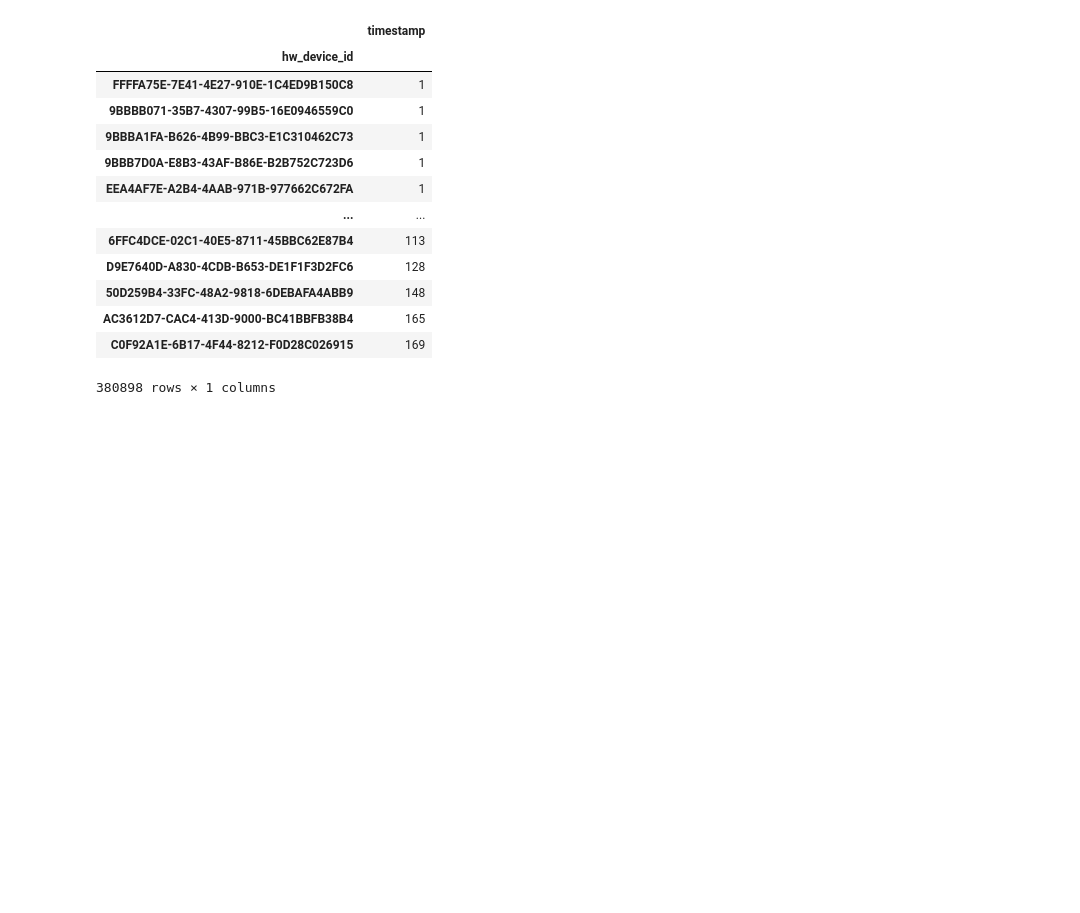
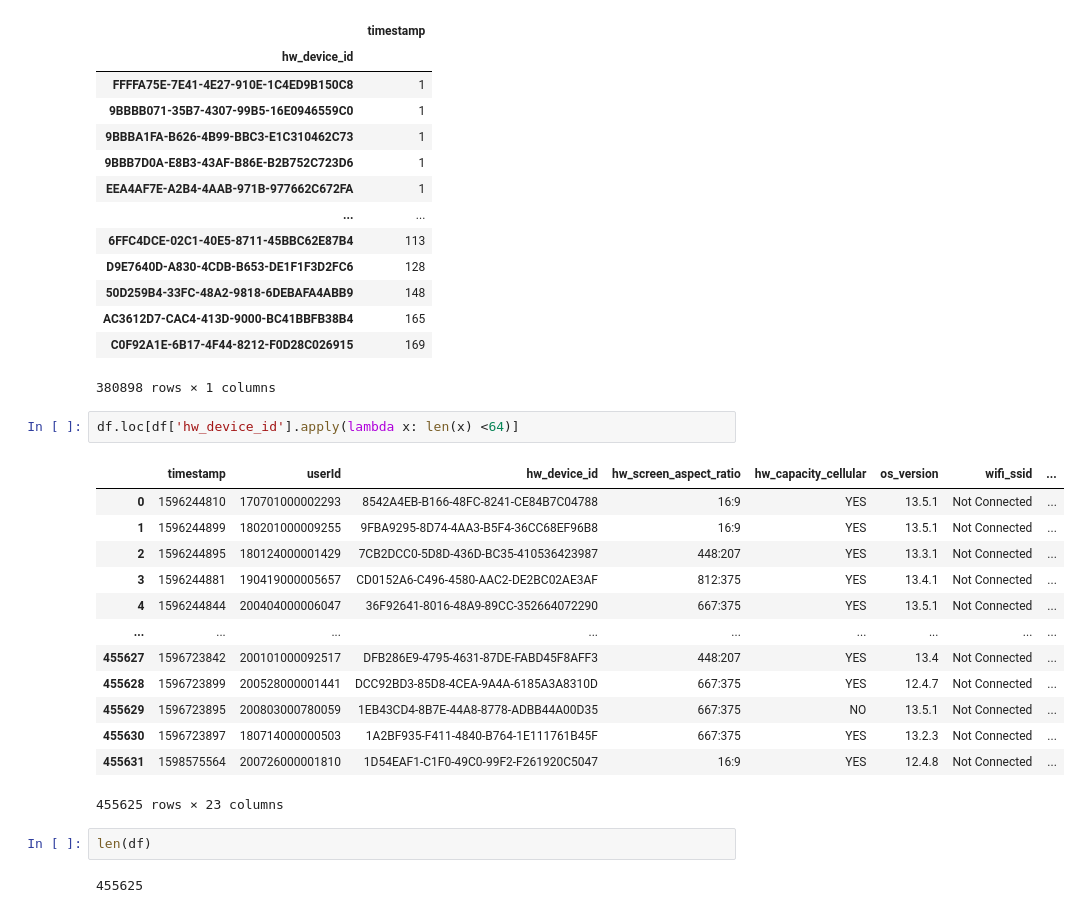
Before and after one commit to anthonyhungnguyen/internship, a Jupyter notebook: module-4-final/data/data-demo/Demo.ipynb, the cells around one changed output. Saved outputs shown, nothing was run; the diff lists cells and outputs as text; blank space fills up the shorter version.

```diff
--- a/module-4-final/data/data-demo/Demo.ipynb
+++ b/module-4-final/data/data-demo/Demo.ipynb
@@ -174,3 +174,23 @@ df.groupby('hw_device_id').agg({'timestamp': 'count'}).sort_values(by='timestamp
 | AC3612D7-CAC4-413D-9000-BC41BBFB38B4 | 165 |
 | C0F92A1E-6B17-4F44-8212-F0D28C026915 | 169 |
 380898 rows × 1 columns
+# %%
+df.loc[df['hw_device_id'].apply(lambda x: len(x) <64)]
+# %% [output]
+|  | timestamp | userId | hw_device_id | hw_screen_aspect_ratio | hw_capacity_cellular | os_version | wifi_ssid | ... |
+| 0 | 1596244810 | 170701000002293 | 8542A4EB-B166-48FC-8241-CE84B7C04788 | 16:9 | YES | 13.5.1 | Not Connected | ... |
+| 1 | 1596244899 | 180201000009255 | 9FBA9295-8D74-4AA3-B5F4-36CC68EF96B8 | 16:9 | YES | 13.5.1 | Not Connected | ... |
+| 2 | 1596244895 | 180124000001429 | 7CB2DCC0-5D8D-436D-BC35-410536423987 | 448:207 | YES | 13.3.1 | Not Connected | ... |
+| 3 | 1596244881 | 190419000005657 | CD0152A6-C496-4580-AAC2-DE2BC02AE3AF | 812:375 | YES | 13.4.1 | Not Connected | ... |
+| 4 | 1596244844 | 200404000006047 | 36F92641-8016-48A9-89CC-352664072290 | 667:375 | YES | 13.5.1 | Not Connected | ... |
+| ... | ... | ... | ... | ... | ... | ... | ... | ... |
+| 455627 | 1596723842 | 200101000092517 | DFB286E9-4795-4631-87DE-FABD45F8AFF3 | 448:207 | YES | 13.4 | Not Connected | ... |
+| 455628 | 1596723899 | 200528000001441 | DCC92BD3-85D8-4CEA-9A4A-6185A3A8310D | 667:375 | YES | 12.4.7 | Not Connected | ... |
+| 455629 | 1596723895 | 200803000780059 | 1EB43CD4-8B7E-44A8-8778-ADBB44A00D35 | 667:375 | NO | 13.5.1 | Not Connected | ... |
+| 455630 | 1596723897 | 180714000000503 | 1A2BF935-F411-4840-B764-1E111761B45F | 667:375 | YES | 13.2.3 | Not Connected | ... |
+| 455631 | 1598575564 | 200726000001810 | 1D54EAF1-C1F0-49C0-99F2-F261920C5047 | 16:9 | YES | 12.4.8 | Not Connected | ... |
+455625 rows × 23 columns
+# %%
+len(df)
+# %% [output]
+455625
```
Also changed, not shown: parts of 2 cells of this notebook, 2 other files.
